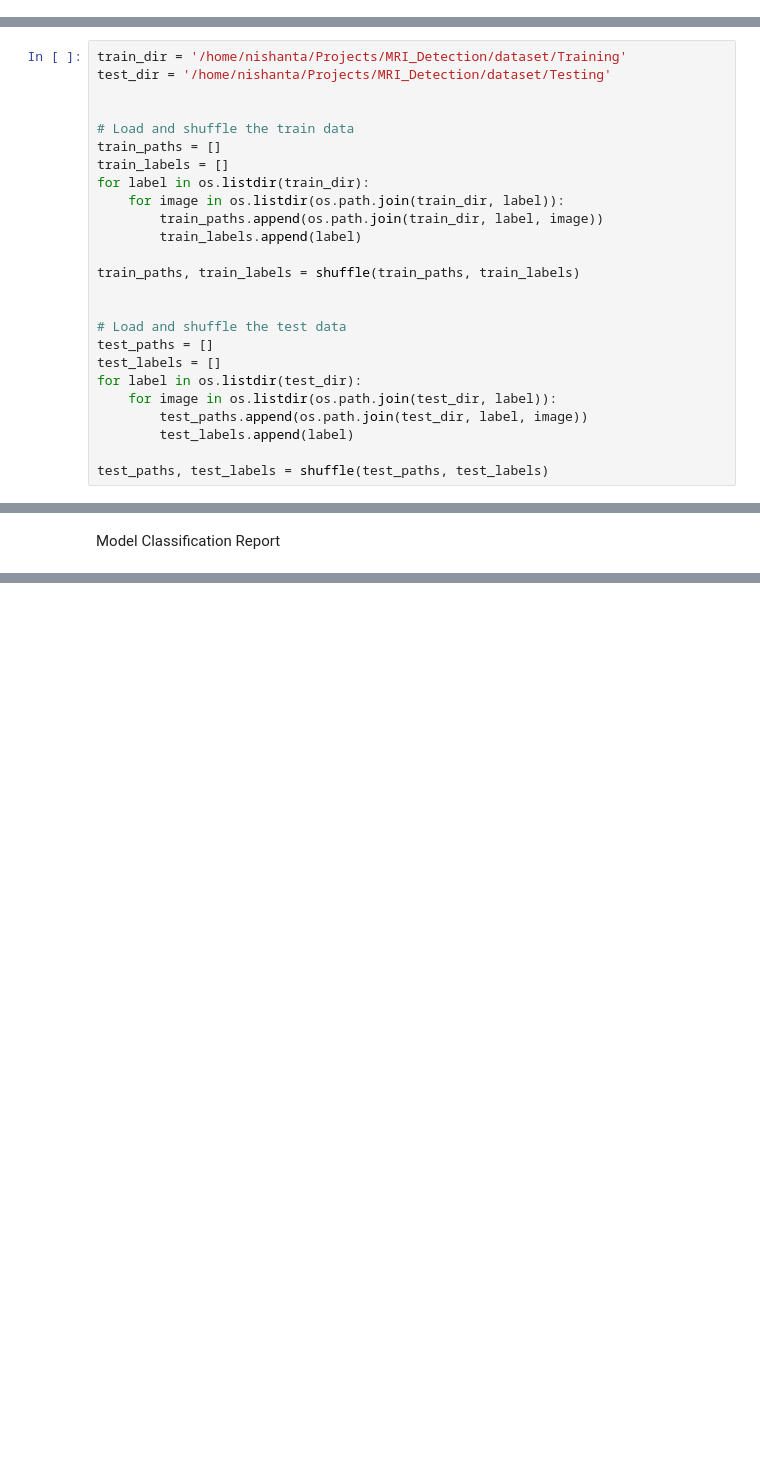
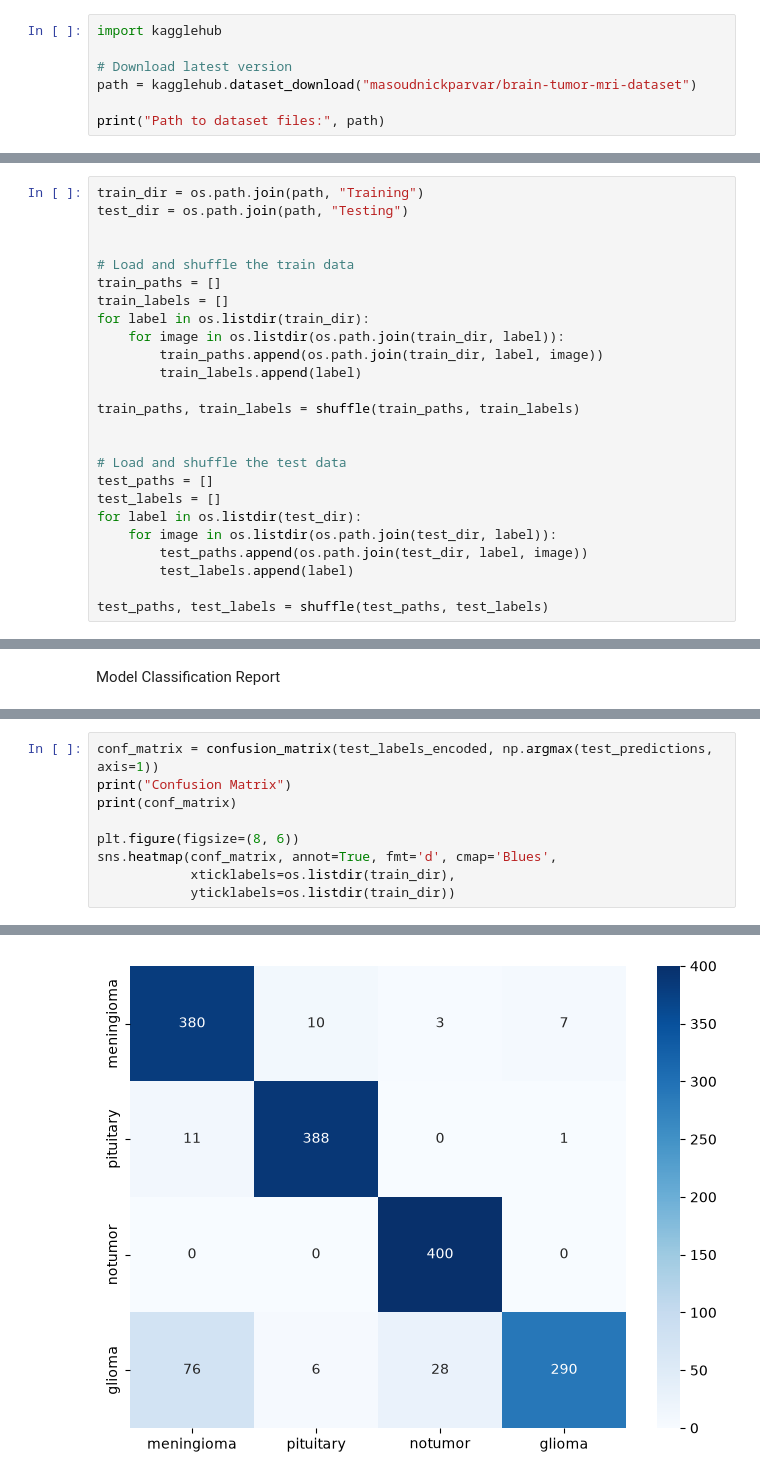
Before and after one commit to Nishanta04/MRI_Detection, a Jupyter notebook: VGG16.ipynb, the cells around one changed output, grey strips where cells are left out. Cells and saved outputs as stored; diff of their text form; blank space fills up the shorter version.

Commit message:
added confusion matrics and ROC curve for VGG16 model

```diff
--- a/VGG16.ipynb
+++ b/VGG16.ipynb
@@ -20,0 +50,7 @@ from sklearn.utils import shuffle
+# %%
+import kagglehub
+
+# Download latest version
+path = kagglehub.dataset_download("masoudnickparvar/brain-tumor-mri-dataset")
+
+print("Path to dataset files:", path)
@@ -21,6 +59,6 @@ from sklearn.utils import shuffle
 # %%
-train_dir = '/home/nishanta/Projects/MRI_Detection/dataset/Training'
-test_dir = '/home/nishanta/Projects/MRI_Detection/dataset/Testing'
+train_dir = os.path.join(path, "Training")
+test_dir = os.path.join(path, "Testing")
 
 
 # Load and shuffle the train data
@@ -284,0 +339,10 @@ weighted avg       0.26      0.26      0.26      1600
+# %%
+conf_matrix = confusion_matrix(test_labels_encoded, np.argmax(test_predictions, axis=1))
+print("Confusion Matrix")
+print(conf_matrix)
+
+plt.figure(figsize=(8, 6))
+sns.heatmap(conf_matrix, annot=True, fmt='d', cmap='Blues',
+            xticklabels=os.listdir(train_dir),
+            yticklabels=os.listdir(train_dir))
+# %% [output]
@@ -284,0 +355 @@ weighted avg       0.26      0.26      0.26      1600
+[figure, added]
```
Also changed, not shown: parts of 12 cells of this notebook, 2 other files.
